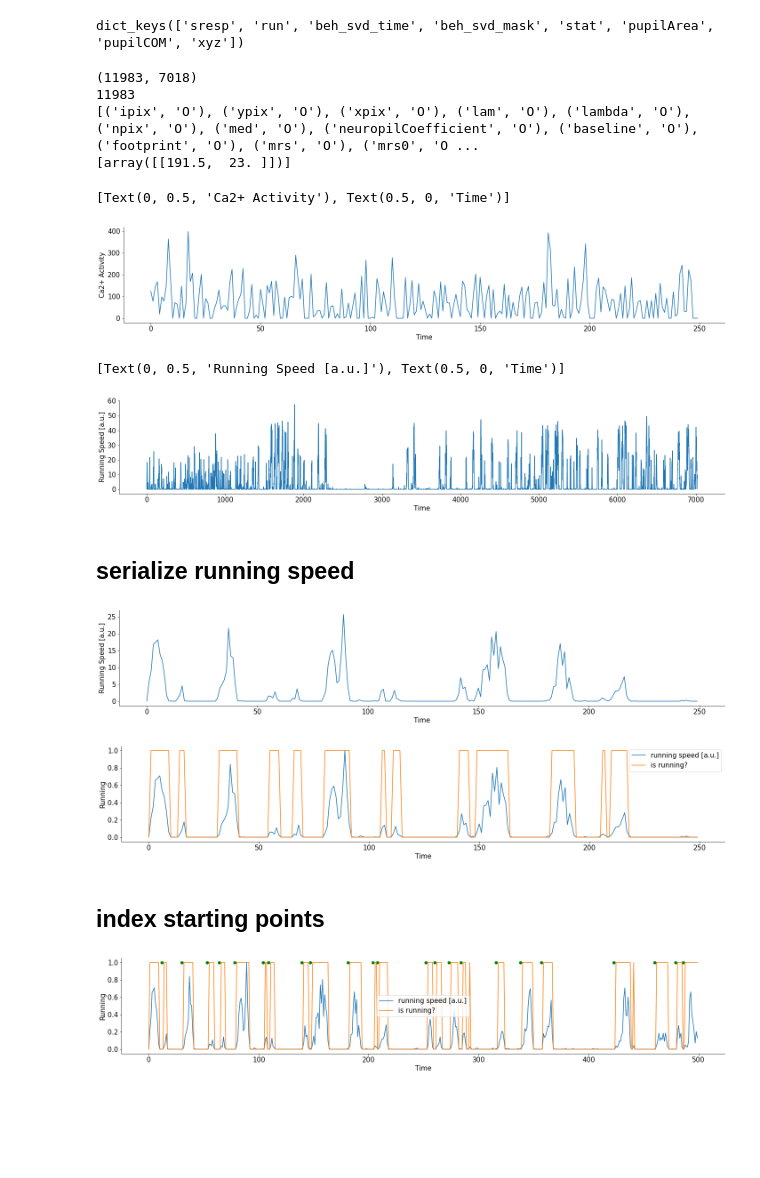
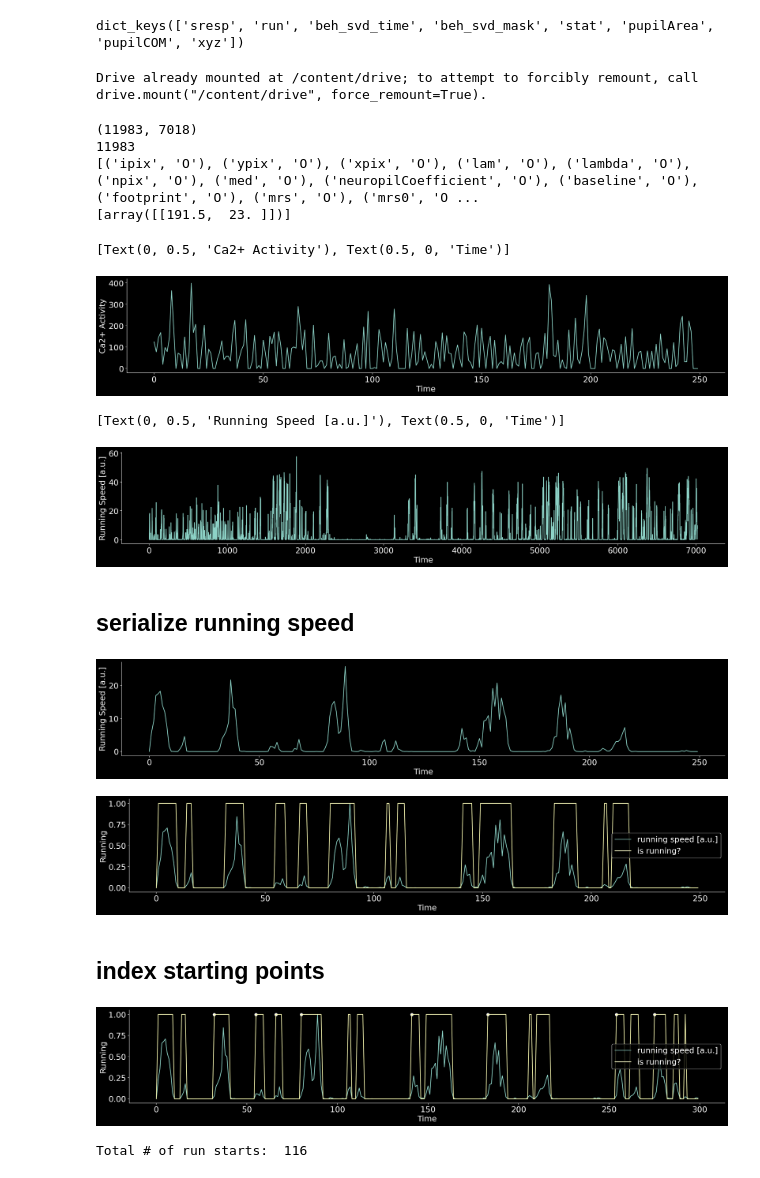
Before and after one commit to grawoods/teamA-grebes-NMA2020, a Jupyter notebook: SM/200723_sm_nma.ipynb, the cells around one changed output. Saved outputs shown, nothing was run; the diff lists cells and outputs as text; code cells hidden in the pictures; blank space fills up the shorter version.

Commit message:
updated example plots

```diff
--- a/SM/200723_sm_nma.ipynb
+++ b/SM/200723_sm_nma.ipynb
@@ -24,6 +24,33 @@ dat = np.load('stringer_spontaneous.npy', allow_pickle=True).item()
 print(dat.keys())
 # %% [output]
 dict_keys(['sresp', 'run', 'beh_svd_time', 'beh_svd_mask', 'stat', 'pupilArea', 'pupilCOM', 'xyz'])
+# %%
+# import packages
+from scipy.io import loadmat
+import os, fnmatch
+from google.colab import drive
+from google.colab import files
+import math
+import os, requests
+import pandas as pd
+import scipy.stats as st
+
+import matplotlib.pyplot as plt
+
+plt.style.use('dark_background')
+
+plt.rcParams['figure.figsize'] = [20, 4]
+plt.rcParams['font.size'] =15
+plt.rcParams['axes.spines.top'] = False
+plt.rcParams['axes.spines.right'] = False
+plt.rcParams['figure.autolayout'] = True
+
+%config InlineBackend.figure_format = 'retina'
+# %%
+# mount google drive
+drive.mount('/content/drive')
+# %% [output]
+Drive already mounted at /content/drive; to attempt to forcibly remount, call drive.mount("/content/drive", force_remount=True).
 # %%
 print(dat['sresp'].shape)
 print(len(dat['stat']))
@@ -34,15 +61,6 @@ print(dat['stat'][19]['med'])
 11983
 [('ipix', 'O'), ('ypix', 'O'), ('xpix', 'O'), ('lam', 'O'), ('lambda', 'O'), ('npix', 'O'), ('med', 'O'), ('neuropilCoefficient', 'O'), ('baseline', 'O'), ('footprint', 'O'), ('mrs', 'O'), ('mrs0', 'O ...
 [array([[191.5,  23. ]])]
-# %%
-#@title import matplotlib and set defaults
-from matplotlib import rcParams
-from matplotlib import pyplot as plt
-rcParams['figure.figsize'] = [20, 4]
-rcParams['font.size'] =15
-rcParams['axes.spines.top'] = False
-rcParams['axes.spines.right'] = False
-rcParams['figure.autolayout'] = True
 # %%
 num_cells,num_times = dat['sresp'].shape
 run = np.squeeze(dat['run'])
@@ -58,7 +76,7 @@ ax.set(
 )
 # %% [output]
 [Text(0, 0.5, 'Ca2+ Activity'), Text(0.5, 0, 'Time')]
-[figure, old version]
+[figure, new version]
 # %%
 plt.plot(run[:])
 ax = plt.gca()
@@ -68,7 +86,7 @@ ax.set(
 )
 # %% [output]
 [Text(0, 0.5, 'Running Speed [a.u.]'), Text(0.5, 0, 'Time')]
-[figure, old version]
+[figure, new version]
 # %% [markdown]
 ## serialize running speed
 # %%
@@ -83,7 +101,7 @@ ax.set(
 )
 plt.show()
 # %% [output]
-[figure, old version]
+[figure, new version]
 # %%
 run_thres = 0.5 #cut-off threhold for running speed to be considered running [a.u.]
 
@@ -105,29 +123,32 @@ plt.ylabel("Running")
 plt.legend()
 plt.show()
 # %% [output]
-[figure, old version]
+[figure, new version]
 # %% [markdown]
 ## index starting points
 # %%
-stop_len = 500
-searchval = [0,0,1,1]
+stop_len = 300
+searchval = [0,0,0,0,1,1,1,1]
 
 idx = [np.s_[i:len(is_run) - len(searchval) +1+i] for i in range(len(searchval))]
 
-x = [is_run[idx[i]] == searchval[i] for i in range(n)]
+x = [is_run[idx[i]] == searchval[i] for i in range(len(searchval))]
 
 x = np.all(x, axis=0)
 
-run_starts = np.where(x)[0]
+run_starts = np.where(x)[0] + 4
 
 #plot
 plt.plot(run[:stop_len]/ max(run[:stop_len]), label = "running speed [a.u.]")
 plt.plot(is_run[:stop_len], label = "is running?")
-plt.scatter(run_starts[run_starts < stop_len], np.repeat(1, len(run_starts[run_starts < stop_len])), color = "green")
+plt.scatter(run_starts[run_starts < stop_len], np.repeat(1, len(run_starts[run_starts < stop_len])), color = "white")
 plt.xlabel("Time")
 plt.ylabel("Running")
 plt.legend()
 plt.show()
+
+print("Total # of run starts: ", len(run_starts))
 # %% [output]
-[figure, old version]
+[figure, new version]
+Total # of run starts:  116
 # %% [markdown]
```
Also changed, not shown: parts of 6 cells of this notebook.
